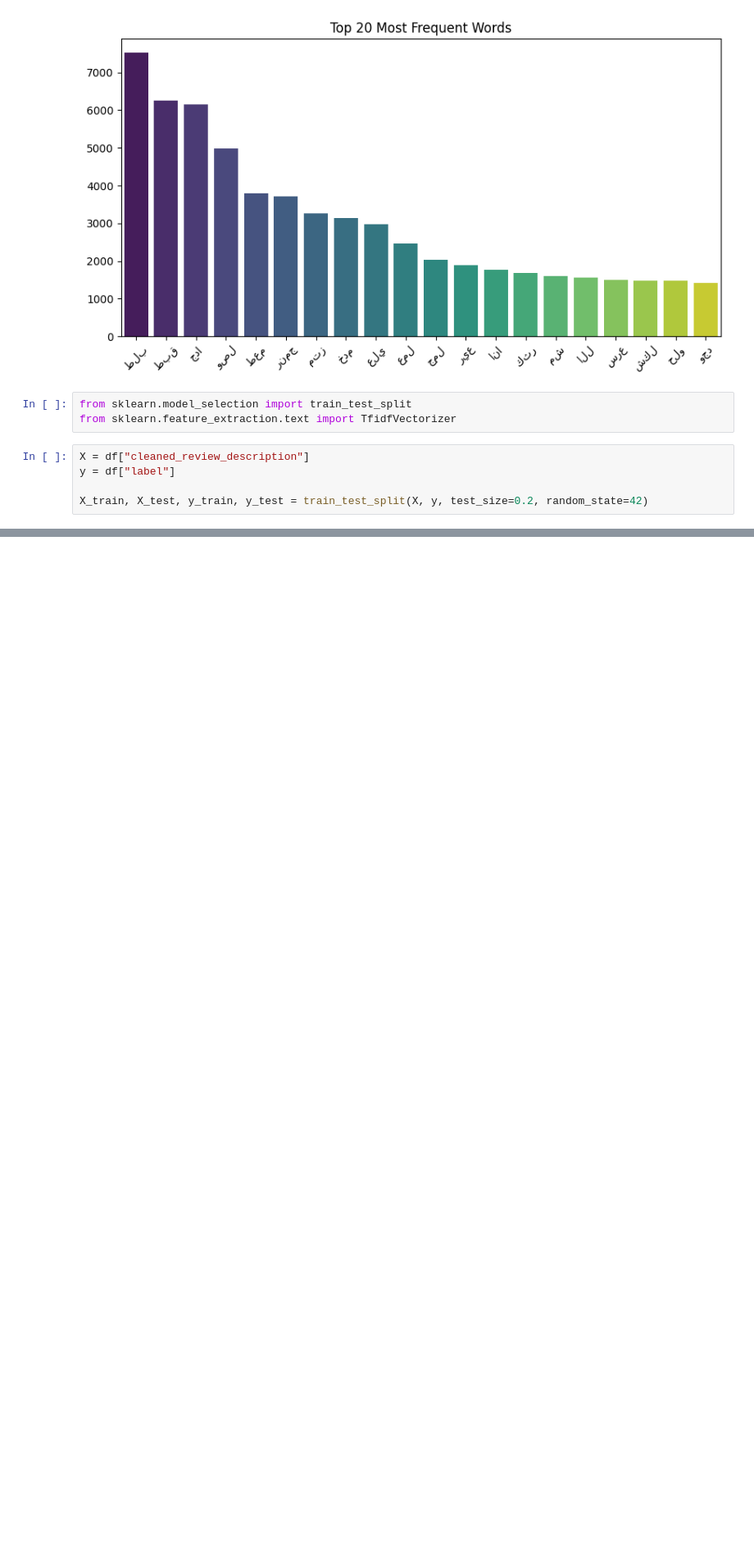
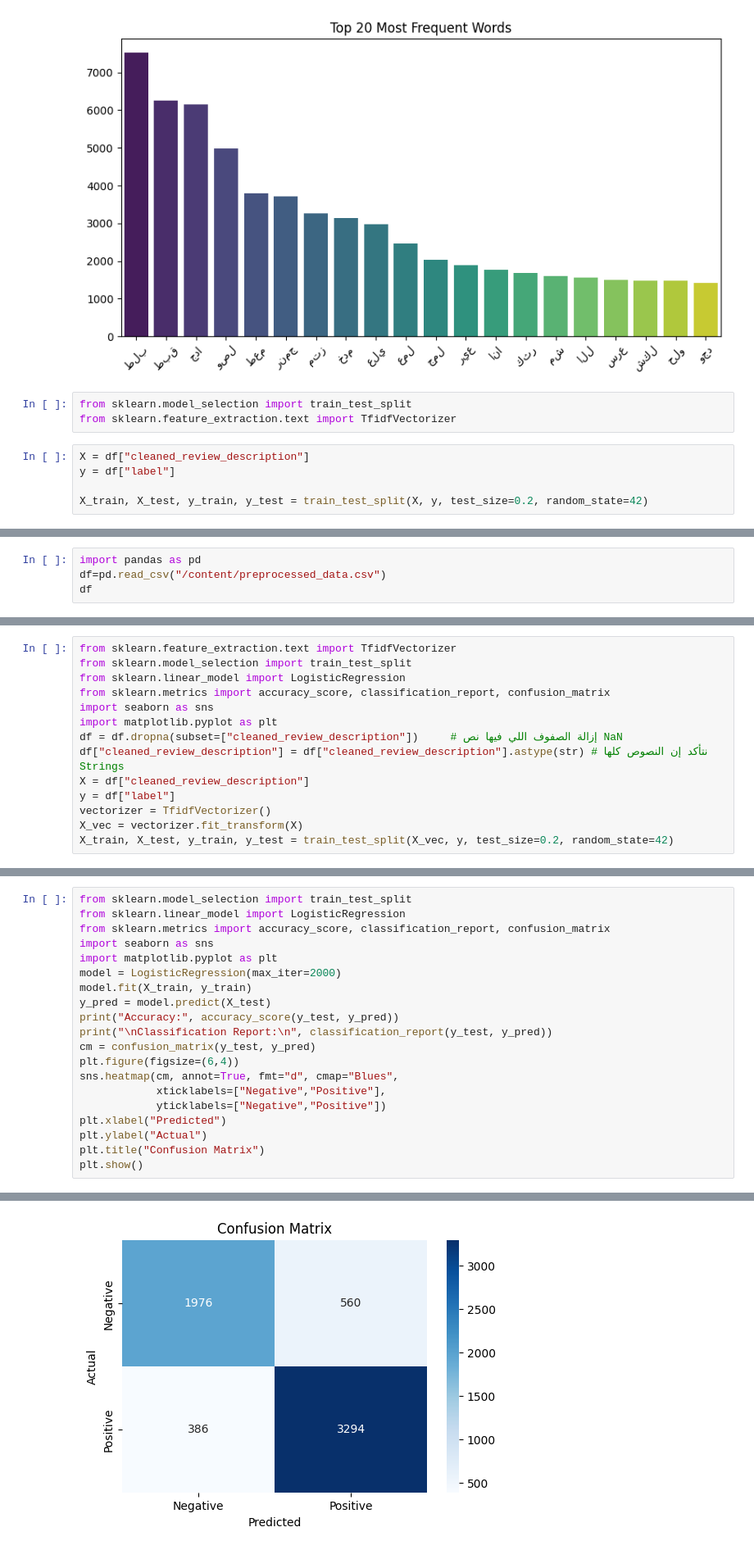
Before and after one commit to YoussefDiaa1/Project-ITI, a Jupyter notebook: Arabic.ipynb, the cells around one changed output, grey strips where cells are left out. Shown at 82% size. Drawn from its saved outputs; the diff is of its cells as text; blank space fills up the shorter version.

```diff
--- a/Arabic.ipynb
+++ b/Arabic.ipynb
@@ -213,0 +210,4 @@ X_test_vec = vectorizer.transform(X_test)
+# %%
+import pandas as pd
+df=pd.read_csv("/content/preprocessed_data.csv")
+df
@@ -213,0 +228,14 @@ X_test_vec = vectorizer.transform(X_test)
+# %%
+from sklearn.feature_extraction.text import TfidfVectorizer
+from sklearn.model_selection import train_test_split
+from sklearn.linear_model import LogisticRegression
+from sklearn.metrics import accuracy_score, classification_report, confusion_matrix
+import seaborn as sns
+import matplotlib.pyplot as plt
+df = df.dropna(subset=["cleaned_review_description"])     # إزالة الصفوف اللي فيها نص NaN
+df["cleaned_review_description"] = df["cleaned_review_description"].astype(str) # نتأكد إن النصوص كلها Strings
+X = df["cleaned_review_description"]
+y = df["label"]
+vectorizer = TfidfVectorizer()
+X_vec = vectorizer.fit_transform(X)
+X_train, X_test, y_train, y_test = train_test_split(X_vec, y, test_size=0.2, random_state=42)
@@ -213,0 +249,21 @@ X_test_vec = vectorizer.transform(X_test)
+# %%
+from sklearn.model_selection import train_test_split
+from sklearn.linear_model import LogisticRegression
+from sklearn.metrics import accuracy_score, classification_report, confusion_matrix
+import seaborn as sns
+import matplotlib.pyplot as plt
+model = LogisticRegression(max_iter=2000)
+model.fit(X_train, y_train)
+y_pred = model.predict(X_test)
+print("Accuracy:", accuracy_score(y_test, y_pred))
+print("\nClassification Report:\n", classification_report(y_test, y_pred))
+cm = confusion_matrix(y_test, y_pred)
+plt.figure(figsize=(6,4))
+sns.heatmap(cm, annot=True, fmt="d", cmap="Blues",
+            xticklabels=["Negative","Positive"],
+            yticklabels=["Negative","Positive"])
+plt.xlabel("Predicted")
+plt.ylabel("Actual")
+plt.title("Confusion Matrix")
+plt.show()
+# %% [output]
@@ -213,0 +281 @@ X_test_vec = vectorizer.transform(X_test)
+[figure, added]
```
Also changed, not shown: parts of 6 cells of this notebook.
